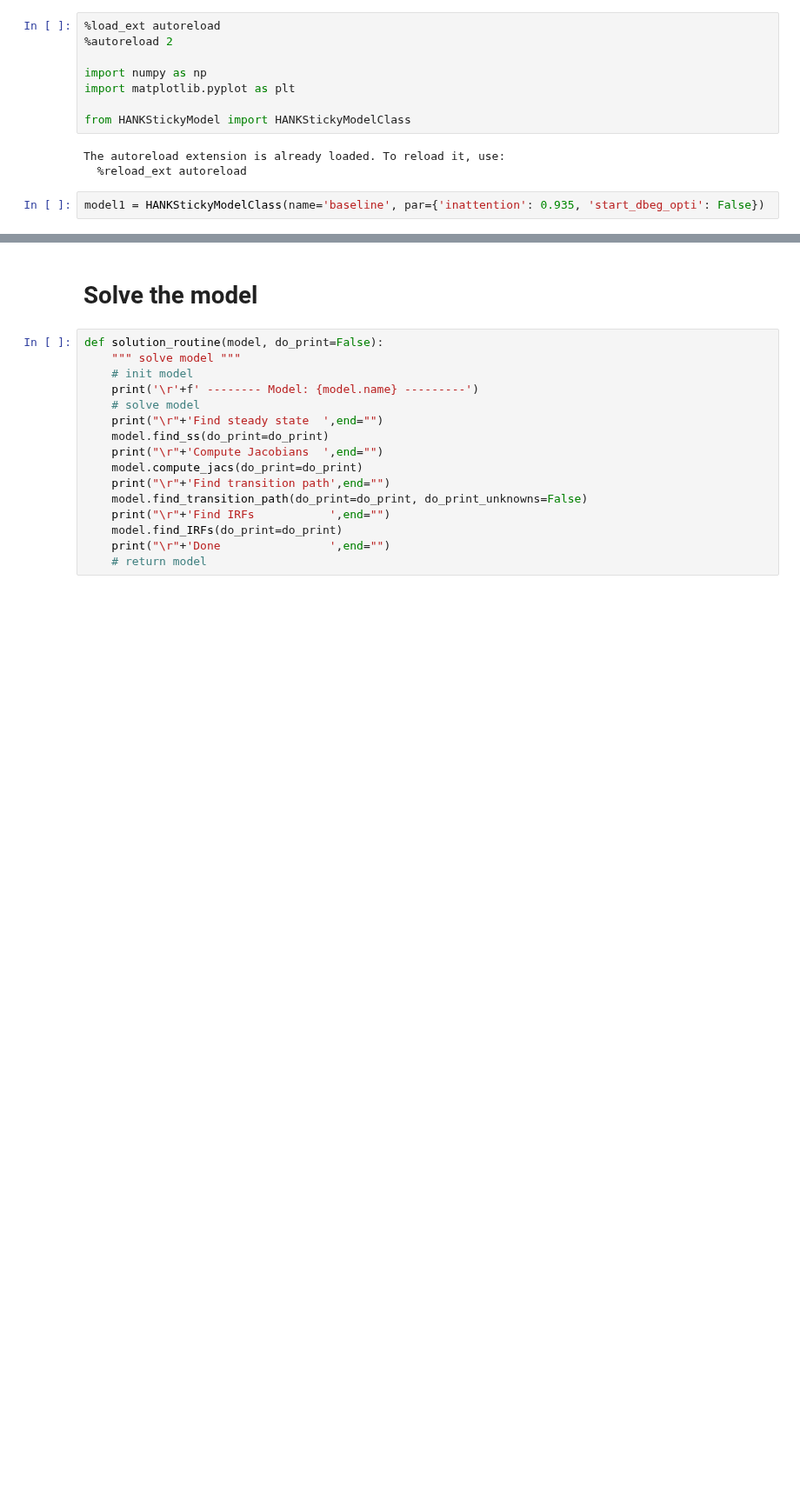
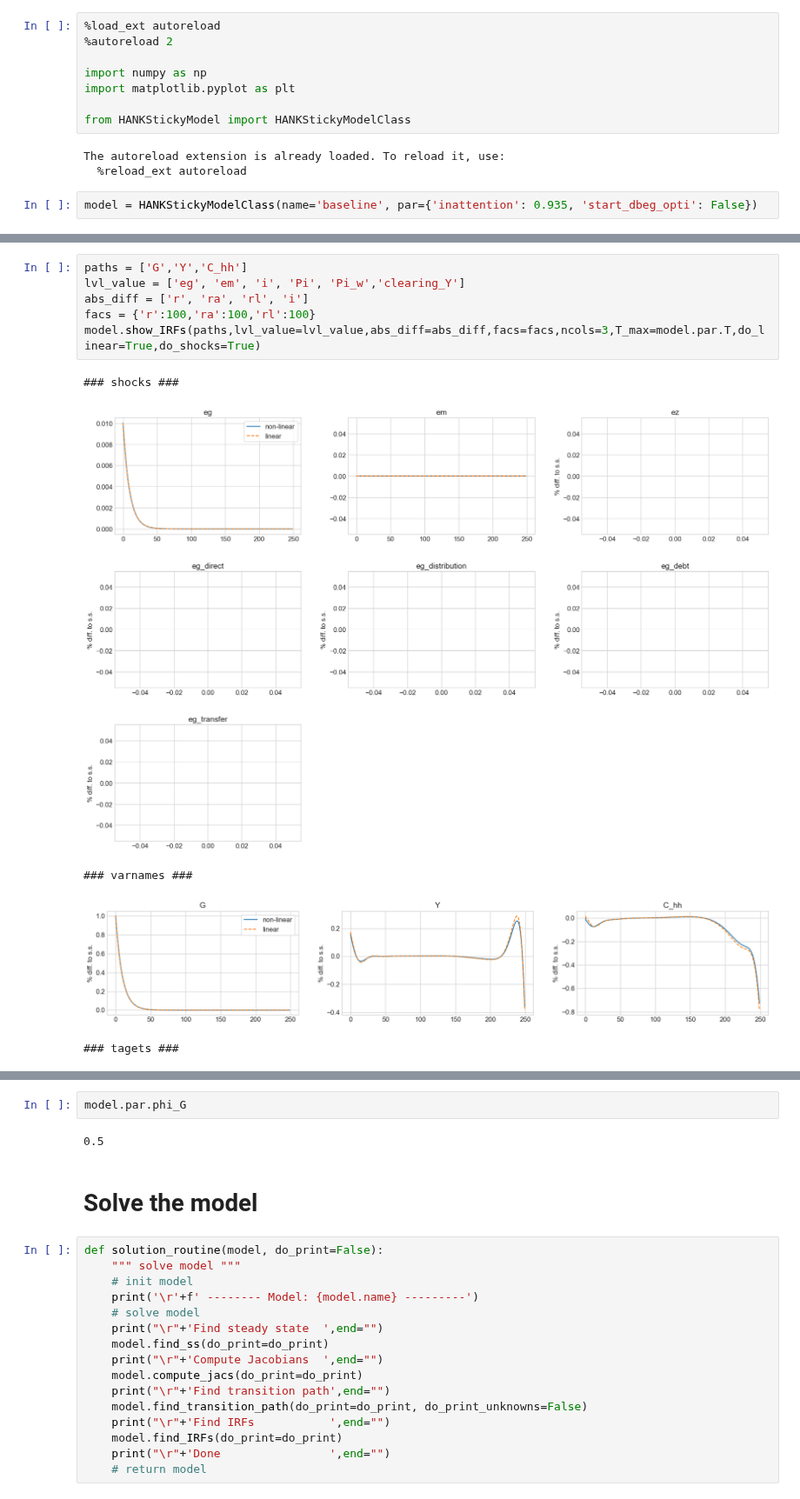
Before and after one commit to YanWin/StickyInformationHANK, a Jupyter notebook: notebooks/Tests_Examples/HANKSticky_minimal.ipynb, the cells around one changed output, grey strips where cells are left out. Shown at 87% size. Cells and saved outputs as stored; diff of their text form; blank space fills up the shorter version.

```diff
--- a/notebooks/Tests_Examples/HANKSticky_minimal.ipynb
+++ b/notebooks/Tests_Examples/HANKSticky_minimal.ipynb
@@ -12,5 +12,5 @@ from HANKStickyModel import HANKStickyModelClass
 The autoreload extension is already loaded. To reload it, use:
   %reload_ext autoreload
 # %%
-model1 = HANKStickyModelClass(name='baseline', par={'inattention': 0.935, 'start_dbeg_opti': False})
+model = HANKStickyModelClass(name='baseline', par={'inattention': 0.935, 'start_dbeg_opti': False})
 # %%
@@ -22,0 +60,12 @@ model1.ss.MPC_target
+# %%
+paths = ['G','Y','C_hh']
+lvl_value = ['eg', 'em', 'i', 'Pi', 'Pi_w','clearing_Y']
+abs_diff = ['r', 'ra', 'rl', 'i']
+facs = {'r':100,'ra':100,'rl':100}
+model.show_IRFs(paths,lvl_value=lvl_value,abs_diff=abs_diff,facs=facs,ncols=3,T_max=model.par.T,do_linear=True,do_shocks=True)
+# %% [output]
+### shocks ###
+[figure, added]
+### varnames ###
+[figure, added]
+### tagets ###
@@ -23,3 +73,7 @@ model1.ss.MPC_target
+# %%
+model.par.phi_G
+# %% [output]
+0.5
 # %% [markdown]
 # Solve the model
 # %%
```
Also changed, not shown: parts of 7 cells of this notebook, 4 other files.
